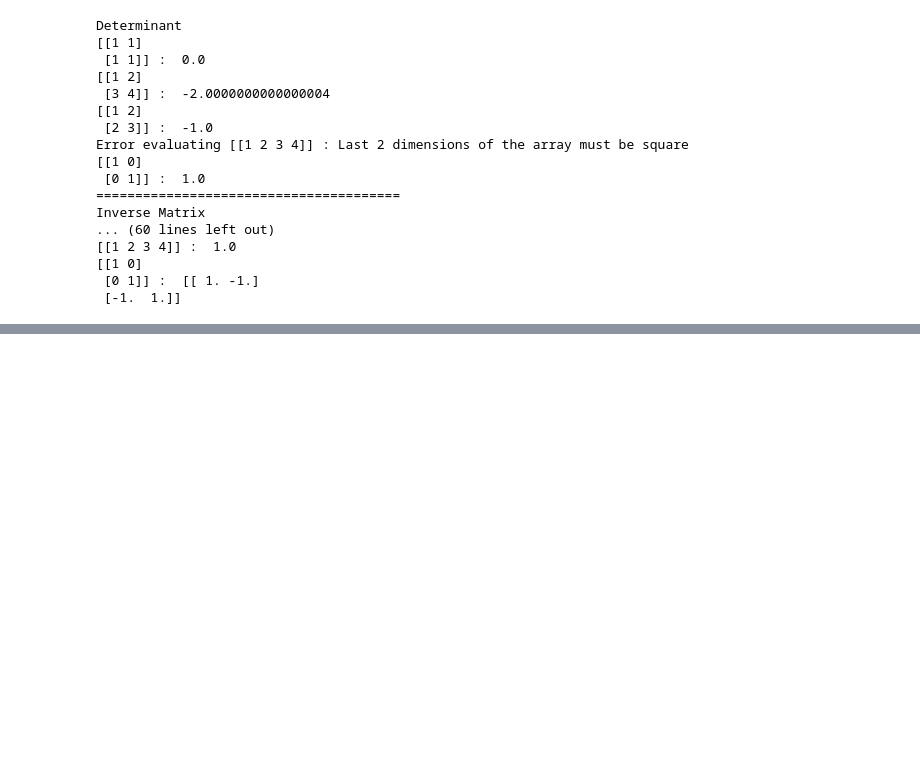
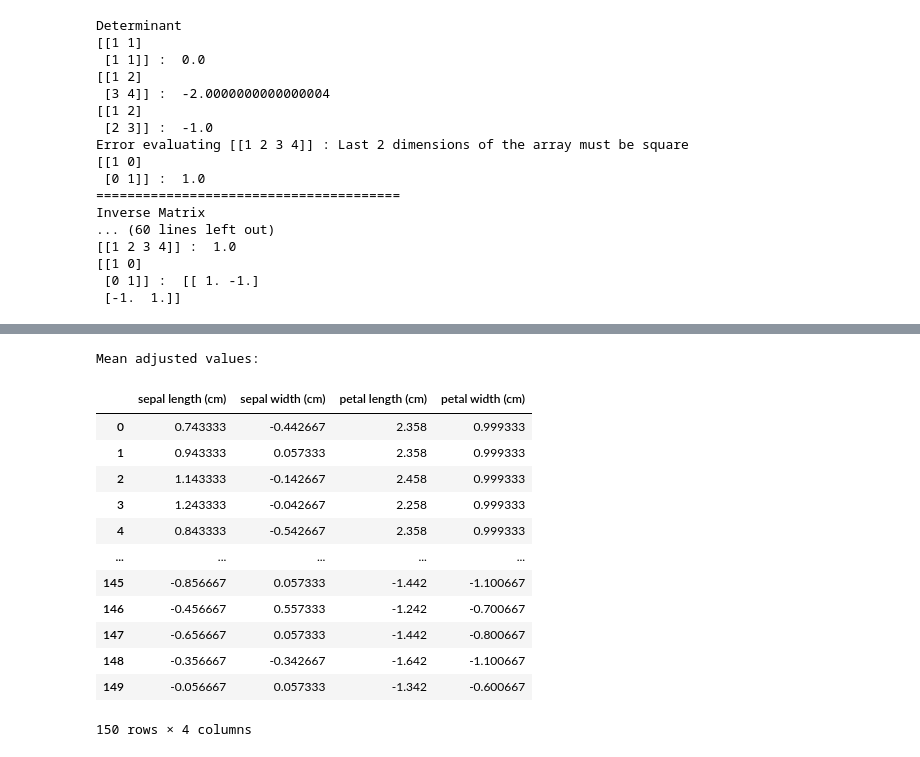
Before and after one commit to jassuwu/college9, a Jupyter notebook: 20XW96 - DEEP LEARNING LAB/PS1.ipynb, the cells around one changed output, grey strips where cells are left out. Cells and saved outputs as stored; diff of their text form; code cells hidden in the pictures; blank space fills up the shorter version.

```diff
--- a/20XW96 - DEEP LEARNING LAB/PS1.ipynb
+++ b/20XW96 - DEEP LEARNING LAB/PS1.ipynb
@@ -207,0 +279,19 @@ Inverse Matrix
+# %%
+# c
+print("Mean adjusted values:")
+X.mean() - X
+# %% [output]
+Mean adjusted values:
+|  | sepal length (cm) | sepal width (cm) | petal length (cm) | petal width (cm) |
+| 0 | 0.743333 | -0.442667 | 2.358 | 0.999333 |
+| 1 | 0.943333 | 0.057333 | 2.358 | 0.999333 |
+| 2 | 1.143333 | -0.142667 | 2.458 | 0.999333 |
+| 3 | 1.243333 | -0.042667 | 2.258 | 0.999333 |
+| 4 | 0.843333 | -0.542667 | 2.358 | 0.999333 |
+| ... | ... | ... | ... | ... |
+| 145 | -0.856667 | 0.057333 | -1.442 | -1.100667 |
+| 146 | -0.456667 | 0.557333 | -1.242 | -0.700667 |
+| 147 | -0.656667 | 0.057333 | -1.442 | -0.800667 |
+| 148 | -0.356667 | -0.342667 | -1.642 | -1.100667 |
+| 149 | -0.056667 | 0.057333 | -1.342 | -0.600667 |
+150 rows × 4 columns
```
Also changed, not shown: parts of 6 cells of this notebook, 1 other file.
